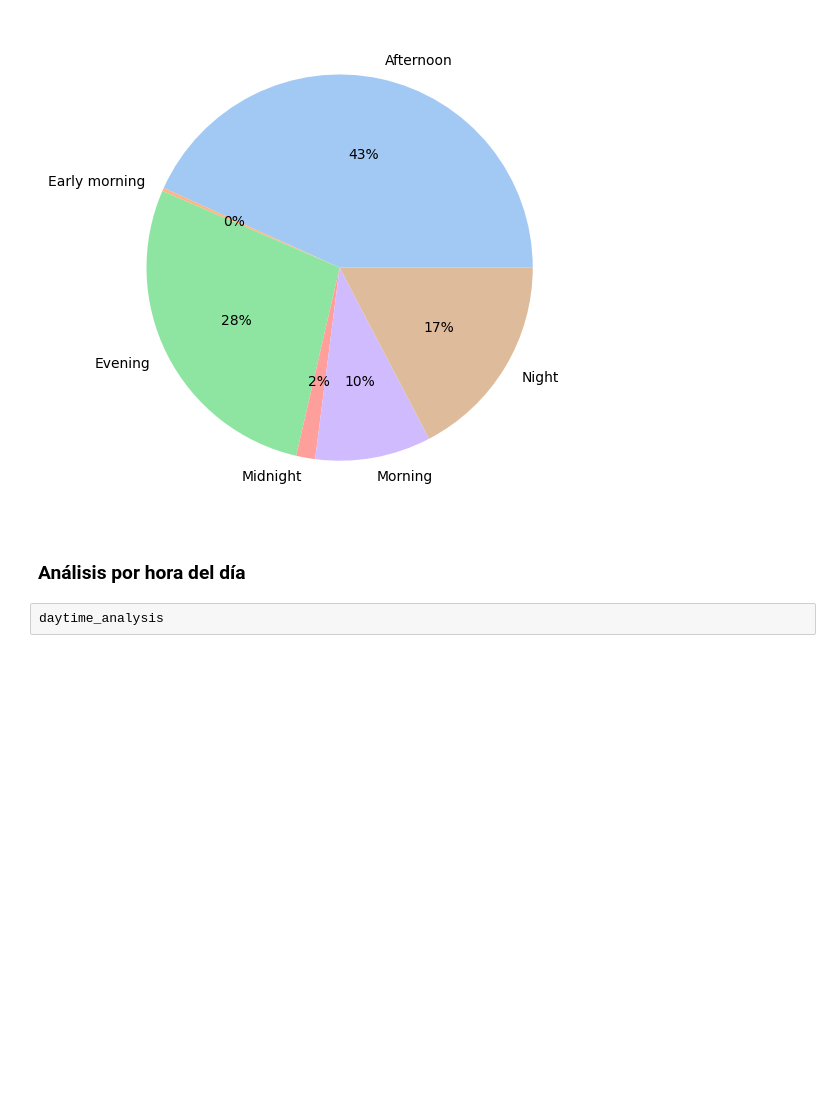
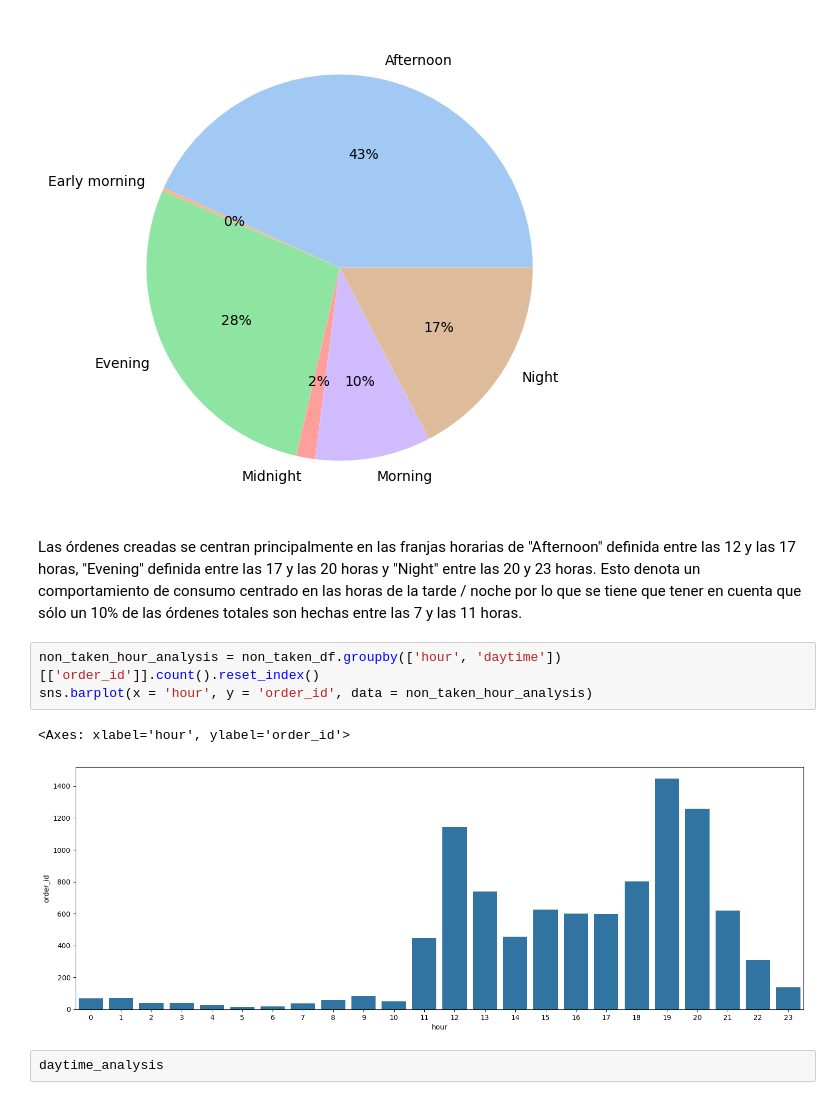
Before and after one commit to jdcarranzas/Prueba-Rappi, a Jupyter notebook: script.ipynb, the cells around one changed output. Cells and saved outputs as stored; diff of their text form; blank space fills up the shorter version.

Commit message:
Finalizando la parte de análisis de datos

```diff
--- a/script.ipynb
+++ b/script.ipynb
@@ -178,8 +180,14 @@ plt.pie(daytime_analysis['order_id'], labels = daytime_analysis['daytime'], colo
   Text(0.10571966712273091, -0.5906126920270669, '10%'),
   Text(0.5131860832594833, -0.31086981833042376, '17%')])
 [figure]
-# %% [markdown]
-### Análisis por hora del día
+# %% [markdown]
+Las órdenes creadas se centran principalmente en las franjas horarias de "Afternoon" definida entre las 12 y las 17 horas, "Evening" definida entre las 17 y las 20 horas y "Night" entre las 20 y 23 horas. Esto denota un comportamiento de consumo centrado en las horas de la tarde / noche por lo que se tiene que tener en cuenta que sólo un 10% de las órdenes totales son hechas entre las 7 y las 11 horas.
+# %%
+non_taken_hour_analysis = non_taken_df.groupby(['hour', 'daytime'])[['order_id']].count().reset_index()
+sns.barplot(x = 'hour', y = 'order_id', data = non_taken_hour_analysis)
+# %% [output]
+<Axes: xlabel='hour', ylabel='order_id'>
+[figure, added]
 # %%
 daytime_analysis
 # %% [output]
```
Also changed, not shown: parts of 1 cell of this notebook.
